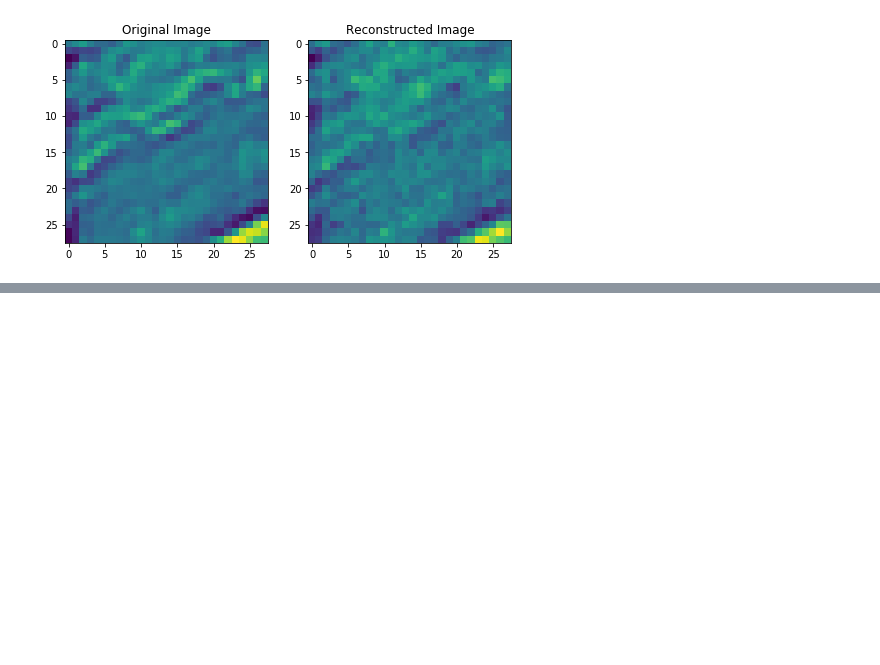
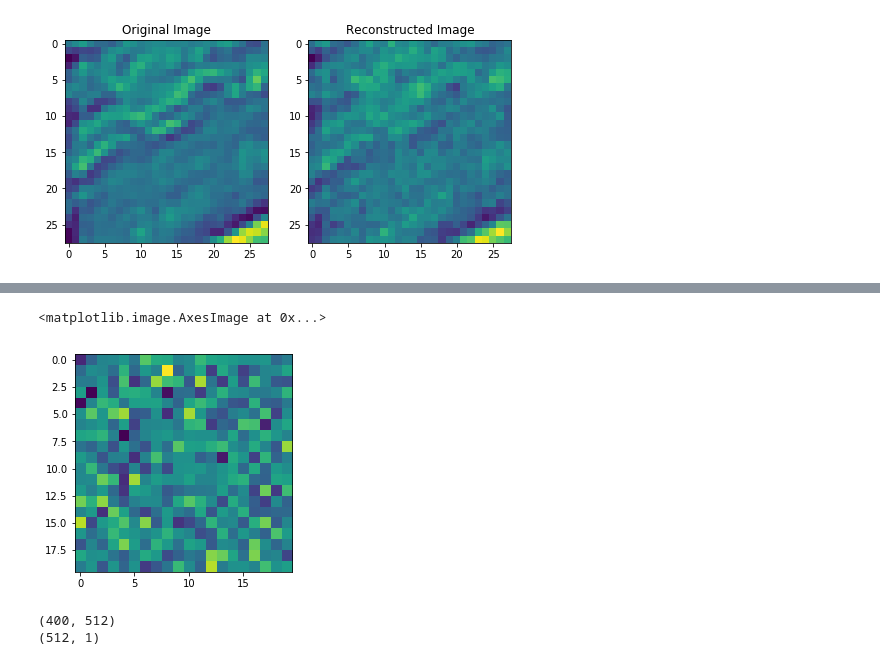
Before and after one commit to saarangp/dreammachines, a Jupyter notebook: Sparse_Coding_Demo.ipynb, the cells around one changed output, grey strips where cells are left out. Saved outputs shown, nothing was run; the diff lists cells and outputs as text; code cells hidden in the pictures; blank space fills up the shorter version.

```diff
--- a/Sparse_Coding_Demo.ipynb
+++ b/Sparse_Coding_Demo.ipynb
@@ -109,0 +125,13 @@ plt.show()
+# %%
+plt.imshow(activations[:, 0].reshape(20, 20))
+# %% [output]
+<matplotlib.image.AxesImage at 0x...>
+[figure, added]
+# %%
+nat_helmholtz = helmholtz([400, 512], 'beta', .05)
+
+for i in tqdm(range(10)):
+    nat_helmholtz.train(num2_activations[:, i].reshape(1, -1))
+# %% [output]
+(400, 512)
+(512, 1)
```
Also changed, not shown: parts of 5 cells of this notebook.
